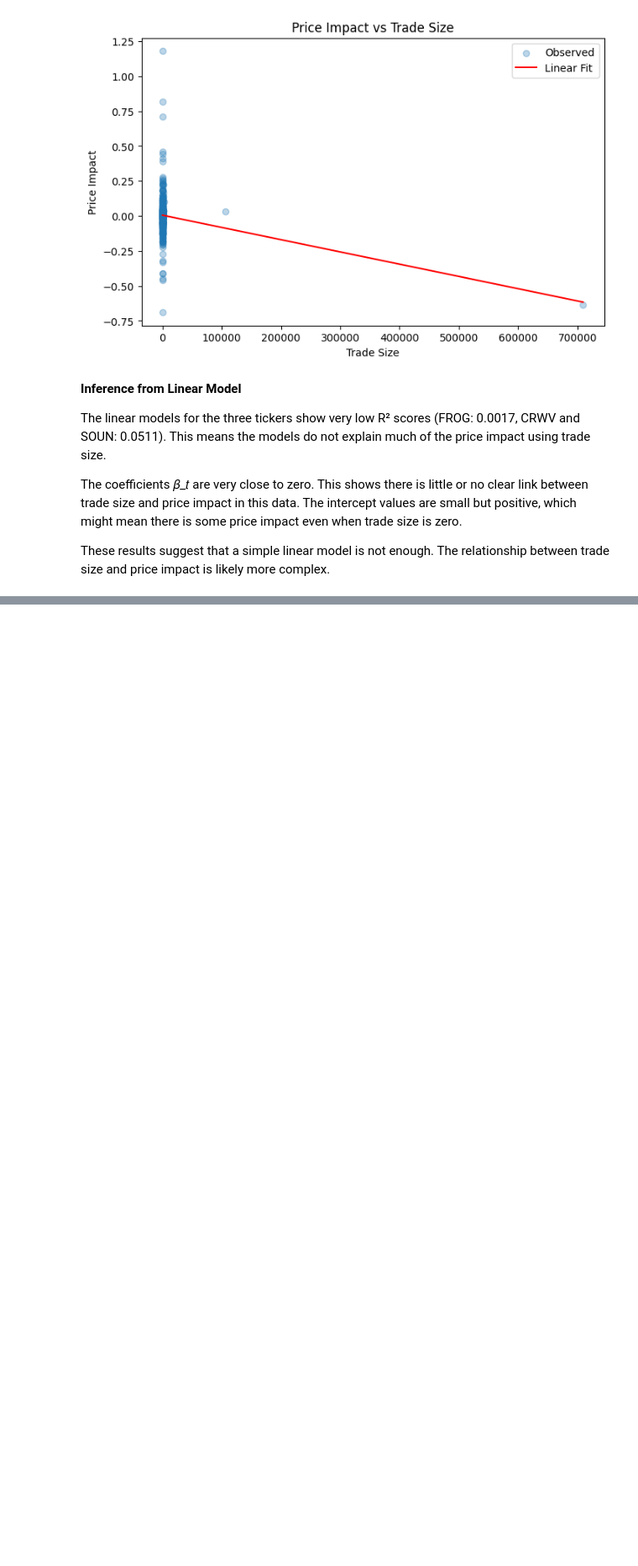
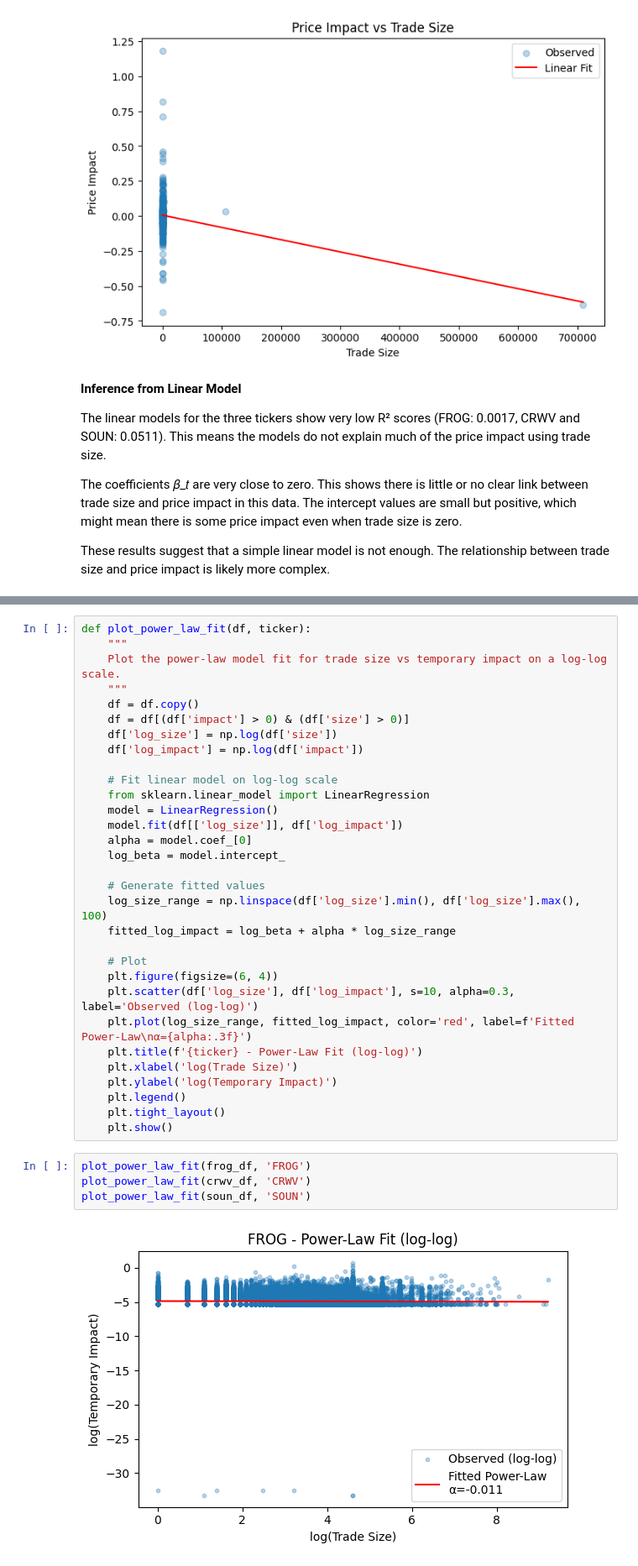
Before and after one commit to Praneesh-Sharma/Blockhouse-Assignment, a Jupyter notebook: Modeling Temporary Market Impact.ipynb, the cells around one changed output, grey strips where cells are left out. Shown at 84% size. Drawn from its saved outputs; the diff is of its cells as text; blank space fills up the shorter version.

Commit message:
added power law approach

```diff
--- a/Modeling Temporary Market Impact.ipynb
+++ b/Modeling Temporary Market Impact.ipynb
@@ -421,0 +493,37 @@ KeyError: 'price_change'
+# %%
+def plot_power_law_fit(df, ticker):
+    """
+    Plot the power-law model fit for trade size vs temporary impact on a log-log scale.
+    """
+    df = df.copy()
+    df = df[(df['impact'] > 0) & (df['size'] > 0)]
+    df['log_size'] = np.log(df['size'])
+    df['log_impact'] = np.log(df['impact'])
+
+    # Fit linear model on log-log scale
+    from sklearn.linear_model import LinearRegression
+    model = LinearRegression()
+    model.fit(df[['log_size']], df['log_impact'])
+    alpha = model.coef_[0]
+    log_beta = model.intercept_
+
+    # Generate fitted values
+    log_size_range = np.linspace(df['log_size'].min(), df['log_size'].max(), 100)
+    fitted_log_impact = log_beta + alpha * log_size_range
+
+    # Plot
+    plt.figure(figsize=(6, 4))
+    plt.scatter(df['log_size'], df['log_impact'], s=10, alpha=0.3, label='Observed (log-log)')
+    plt.plot(log_size_range, fitted_log_impact, color='red', label=f'Fitted Power-Law\nα={alpha:.3f}')
+    plt.title(f'{ticker} - Power-Law Fit (log-log)')
+    plt.xlabel('log(Trade Size)')
+    plt.ylabel('log(Temporary Impact)')
+    plt.legend()
+    plt.tight_layout()
+    plt.show()
+# %%
+plot_power_law_fit(frog_df, 'FROG')
+plot_power_law_fit(crwv_df, 'CRWV')
+plot_power_law_fit(soun_df, 'SOUN')
+# %% [output]
+[figure, added]
```
Also changed, not shown: parts of 7 cells of this notebook.
